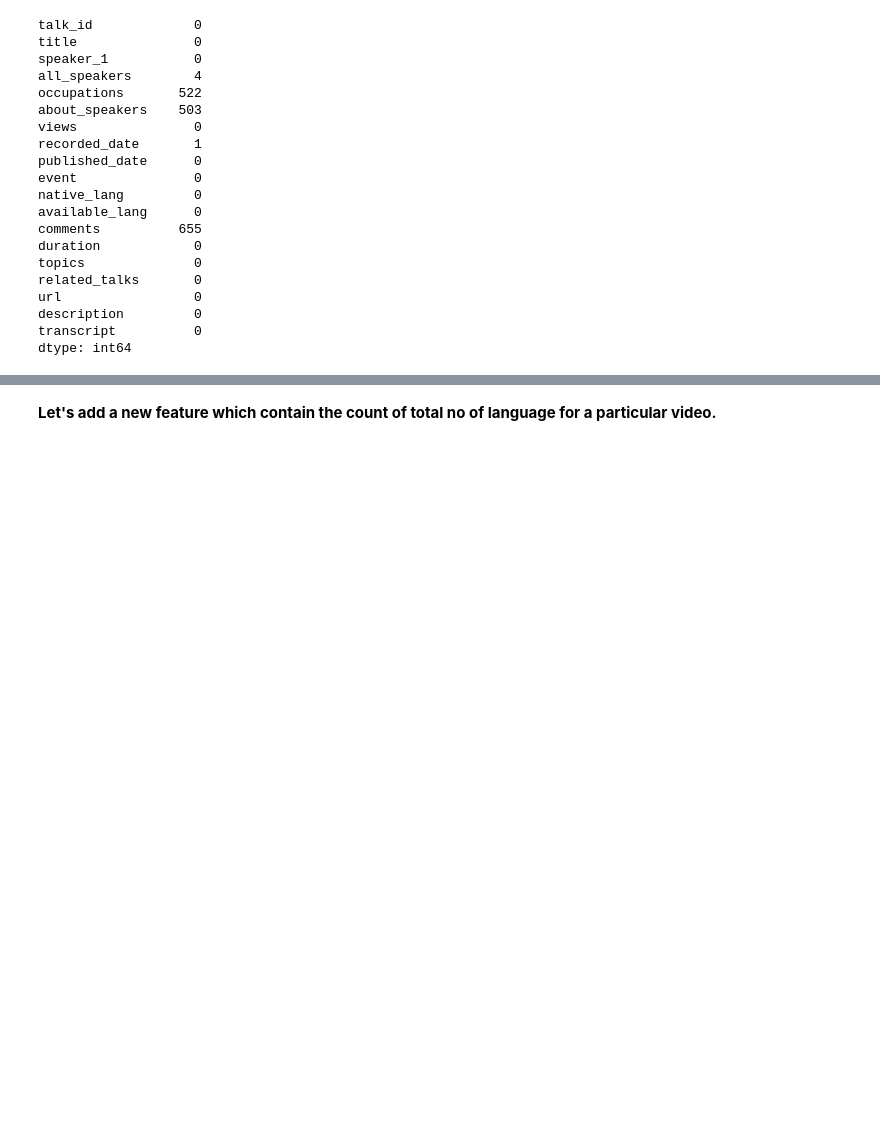
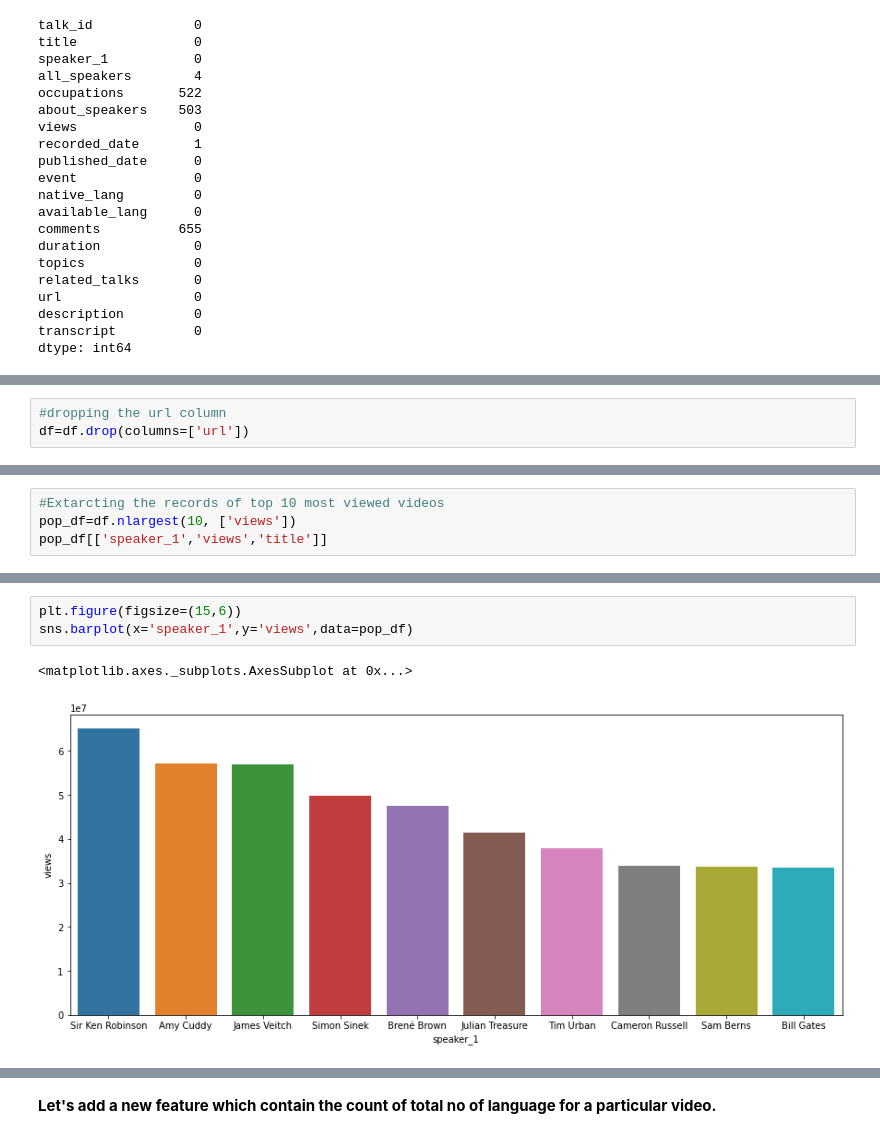
Before and after one commit to BhanuPShahi/TED-talk-views-prediction, a Jupyter notebook: Ted_Talk_Views_Prediction_Bhanu_P_Shahi_17_05_2021_[Team_2]_Capstone_Project_3.ipynb, the cells around one changed output, grey strips where cells are left out. Saved outputs shown, nothing was run; the diff lists cells and outputs as text; blank space fills up the shorter version.

```diff
--- a/Ted_Talk_Views_Prediction_Bhanu_P_Shahi_17_05_2021_[Team_2]_Capstone_Project_3.ipynb
+++ b/Ted_Talk_Views_Prediction_Bhanu_P_Shahi_17_05_2021_[Team_2]_Capstone_Project_3.ipynb
@@ -105,0 +116,3 @@ dtype: int64
+# %%
+#dropping the url column
+df=df.drop(columns=['url'])
@@ -105,0 +131,4 @@ dtype: int64
+# %%
+#Extarcting the records of top 10 most viewed videos
+pop_df=df.nlargest(10, ['views'])
+pop_df[['speaker_1','views','title']]
@@ -105,0 +147,6 @@ dtype: int64
+# %%
+plt.figure(figsize=(15,6))
+sns.barplot(x='speaker_1',y='views',data=pop_df)
+# %% [output]
+<matplotlib.axes._subplots.AxesSubplot at 0x...>
+[figure, added]
```
Also changed, not shown: parts of 182 cells of this notebook.
